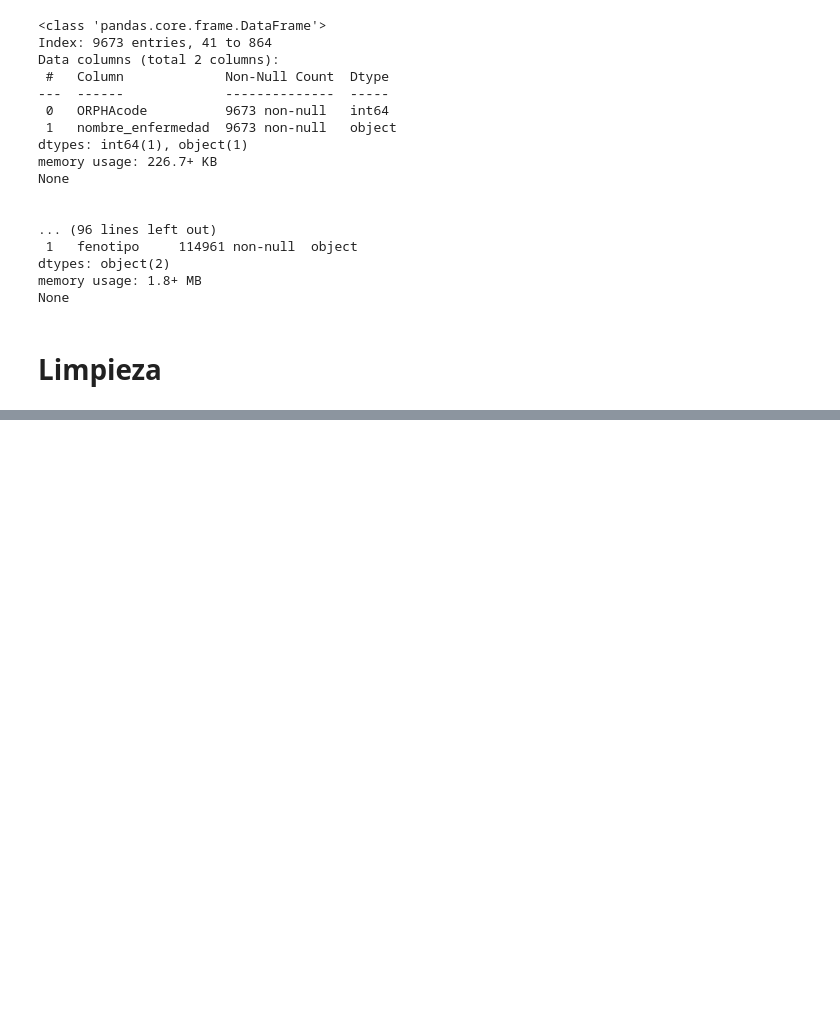
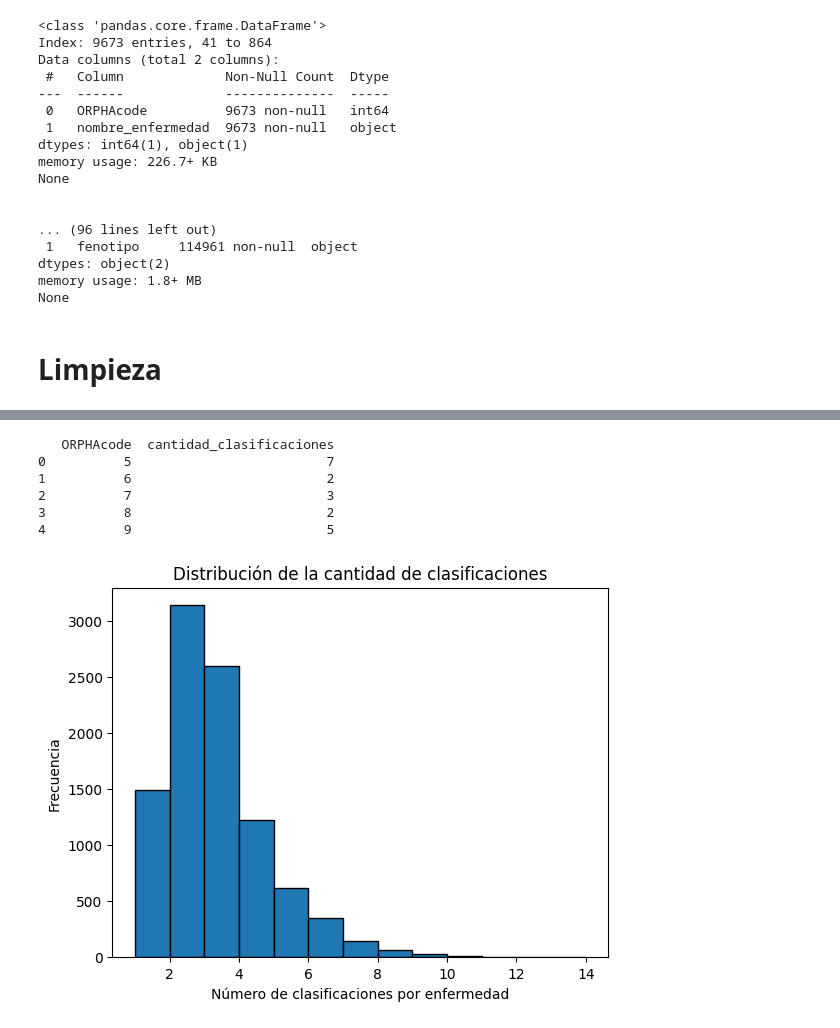
Before and after one commit to Muriburu/ITAcademy, a Jupyter notebook: Sprint 10 - Pràctica final/Code/Tratamiento_datos_Orphadata.ipynb, the cells around one changed output, grey strips where cells are left out. Saved outputs shown, nothing was run; the diff lists cells and outputs as text; code cells hidden in the pictures; blank space fills up the shorter version.

```diff
--- a/Sprint 10 - Pràctica final/Code/Tratamiento_datos_Orphadata.ipynb
+++ b/Sprint 10 - Pràctica final/Code/Tratamiento_datos_Orphadata.ipynb
@@ -531,0 +604,21 @@ len(enfermedades['ORPHAcode'].unique())
+# %%
+conteo_clasificacion = clasificacion.groupby('ORPHAcode').size().reset_index(name='cantidad_clasificaciones')
+
+print(conteo_clasificacion.head())
+
+# Opcional: Graficar la distribución del número de clasificaciones
+import matplotlib.pyplot as plt
+
+plt.hist(conteo_clasificacion['cantidad_clasificaciones'], bins=range(1, conteo_clasificacion['cantidad_clasificaciones'].max() + 1), edgecolor='black')
+plt.xlabel('Número de clasificaciones por enfermedad')
+plt.ylabel('Frecuencia')
+plt.title('Distribución de la cantidad de clasificaciones')
+plt.show()
+# %% [output]
+   ORPHAcode  cantidad_clasificaciones
+0          5                         7
+1          6                         2
+2          7                         3
+3          8                         2
+4          9                         5
+[figure, added]
```
Also changed, not shown: parts of 19 cells of this notebook.
